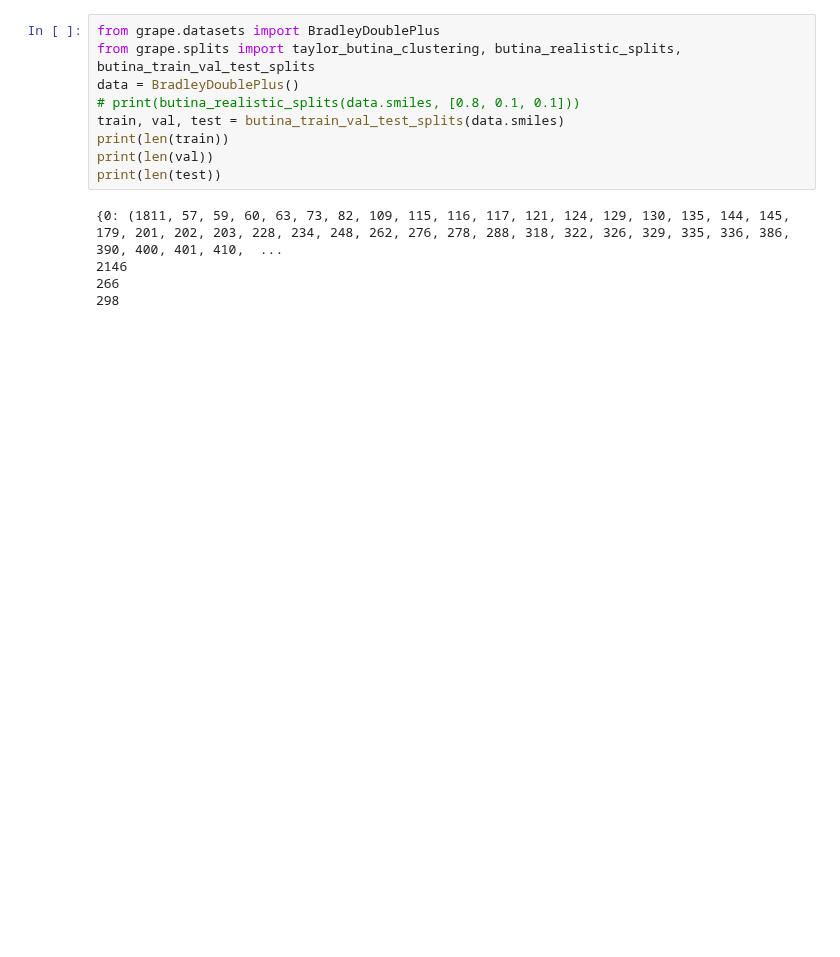
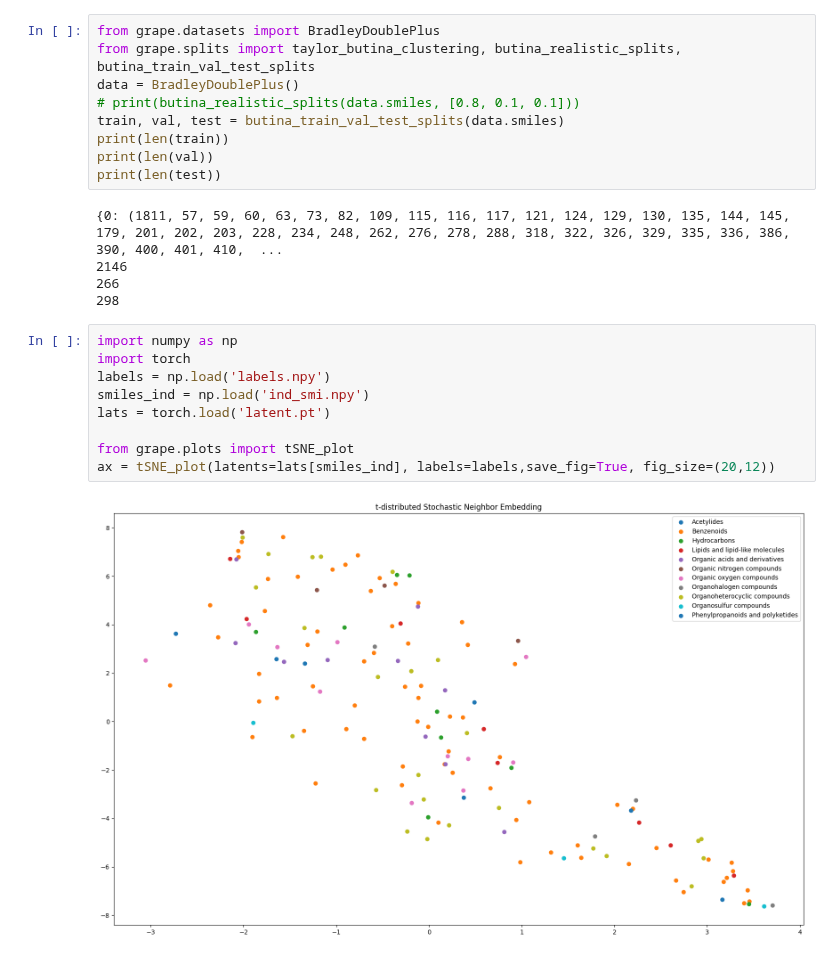
Before and after one commit to aerte/GraPE, a Jupyter notebook: notebooks/test2.ipynb, the cells around one changed output. Drawn from its saved outputs; the diff is of its cells as text; blank space fills up the shorter version.

```diff
--- a/notebooks/test2.ipynb
+++ b/notebooks/test2.ipynb
@@ -540,3 +517,14 @@ print(len(test))
 2146
 266
 298
+# %%
+import numpy as np
+import torch
+labels = np.load('labels.npy')
+smiles_ind = np.load('ind_smi.npy')
+lats = torch.load('latent.pt')
+
+from grape.plots import tSNE_plot
+ax = tSNE_plot(latents=lats[smiles_ind], labels=labels,save_fig=True, fig_size=(20,12))
+# %% [output]
+[figure, added]
```
Also changed, not shown: parts of 3 cells of this notebook, 11 other files.
